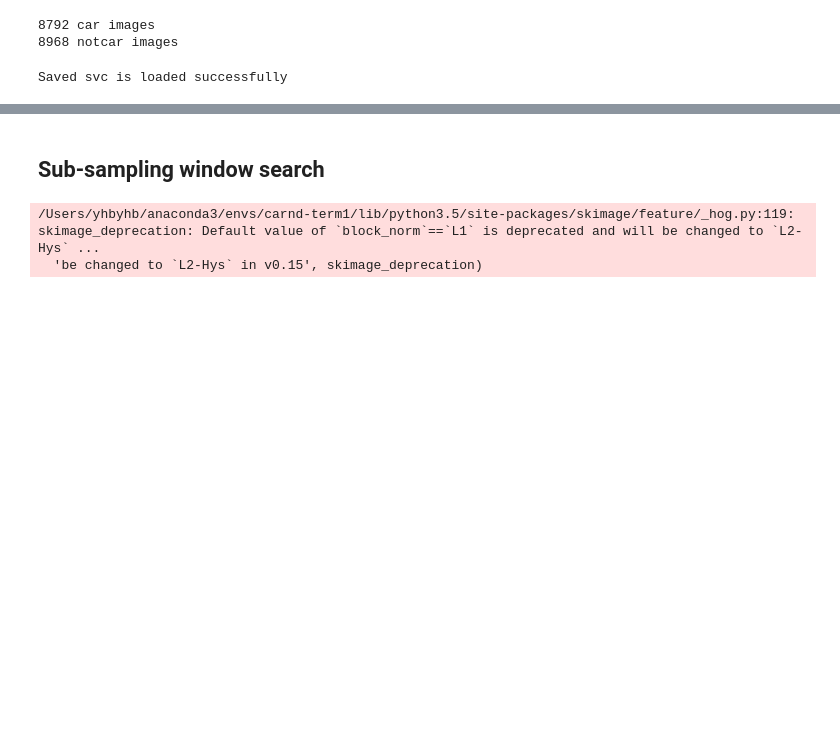
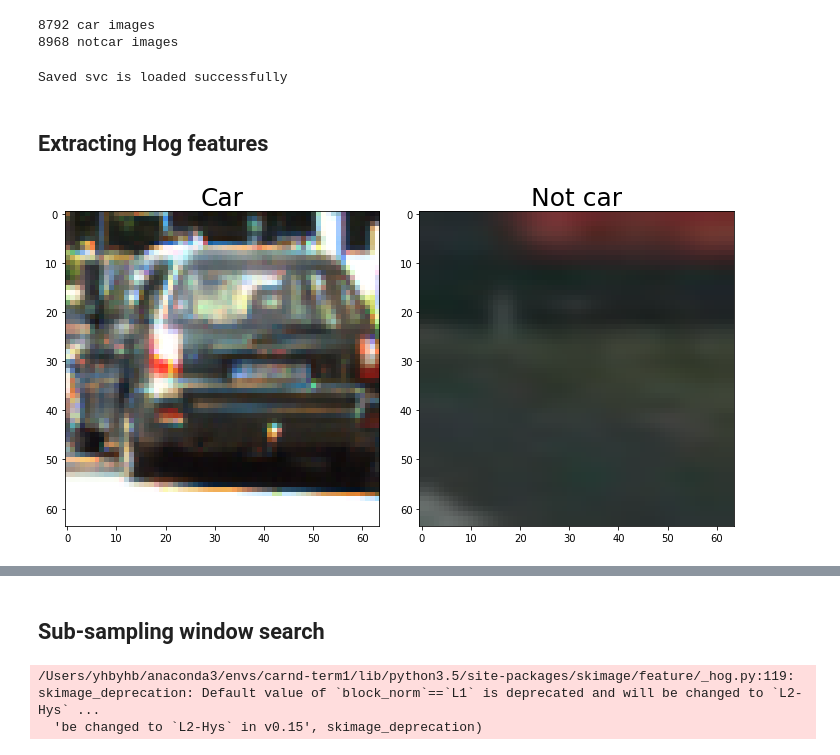
Before and after one commit to yhbyhb/CarND-Vehicle-Detection, a Jupyter notebook: P5.ipynb, the cells around one changed output, grey strips where cells are left out. Saved outputs shown, nothing was run; the diff lists cells and outputs as text; code cells hidden in the pictures; blank space fills up the shorter version.

```diff
--- a/P5.ipynb
+++ b/P5.ipynb
@@ -199,3 +122,20 @@ else:
         print('Saved svc is loaded successfully')
 # %% [output]
 Saved svc is loaded successfully
+# %% [markdown]
+## Extracting Hog features
+# %%
+sample_car = mpimg.imread(cars[np.random.randint(0, len(cars))])
+sample_notcar = mpimg.imread(notcars[np.random.randint(0, len(notcars))])
+
+fontsize= 25
+fig = plt.figure(figsize=(10, 5))
+plt.subplot(121)
+plt.imshow(sample_car)
+plt.title('Car', fontsize=fontsize)
+plt.subplot(122)
+plt.imshow(sample_notcar)
+plt.title('Not car', fontsize=fontsize)
+fig.tight_layout()
+# %% [output]
+[figure, added]
```
Also changed, not shown: parts of 19 cells of this notebook, 1 other file.
